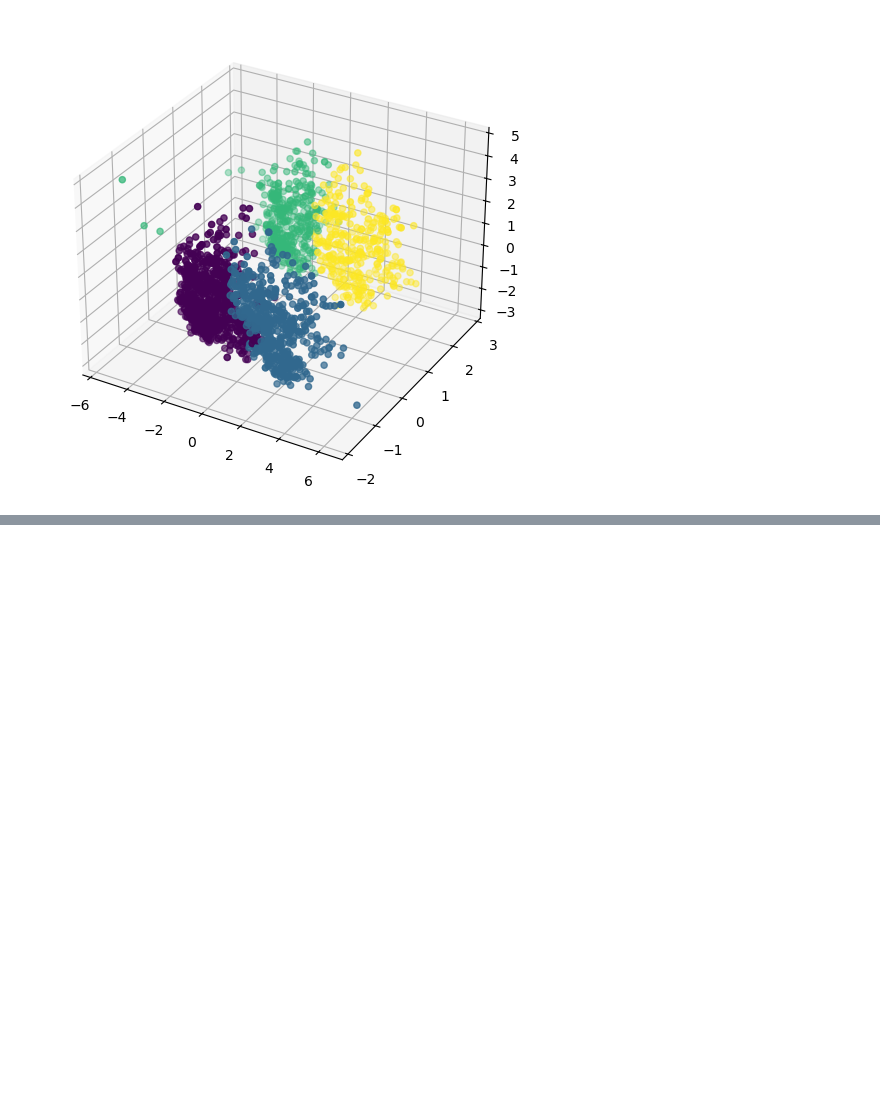
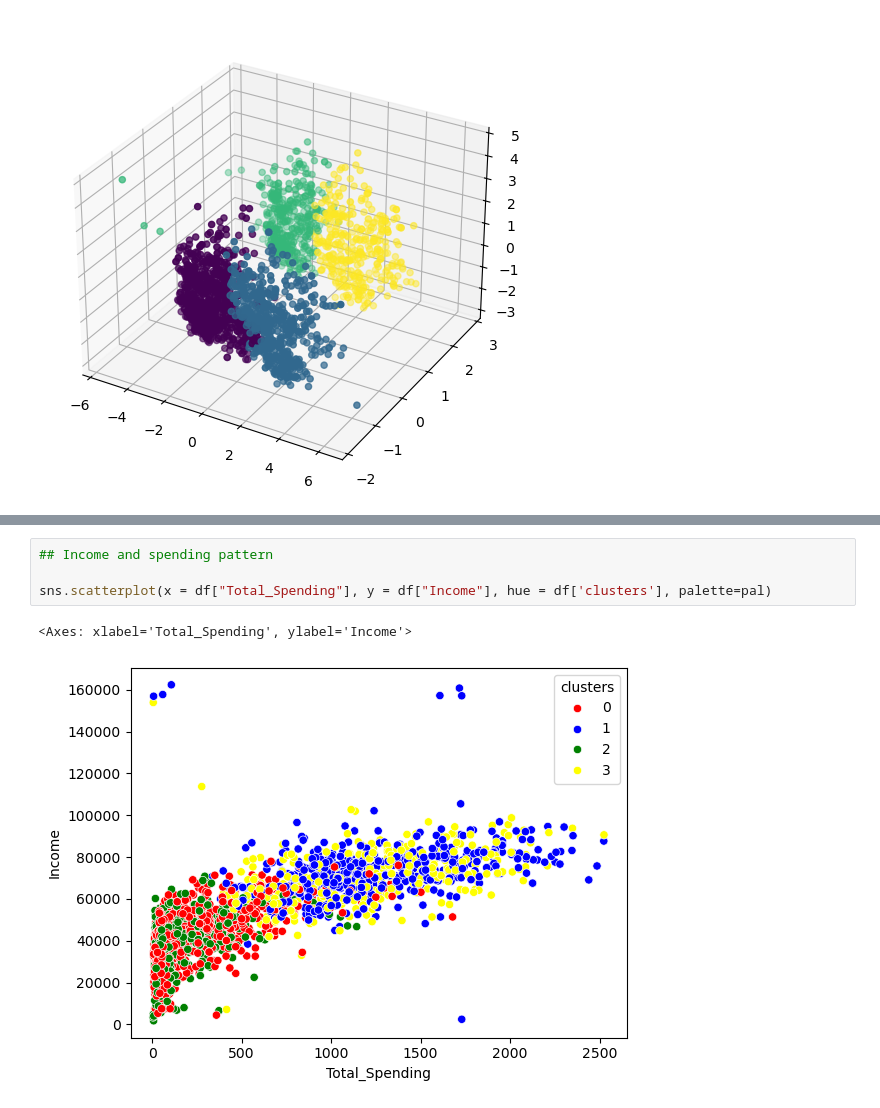
Before and after one commit to tahaftm/Prime-AIML, a Jupyter notebook: SmartCard Clustering System/implementation.ipynb, the cells around one changed output, grey strips where cells are left out. Saved outputs shown, nothing was run; the diff lists cells and outputs as text; blank space fills up the shorter version.

```diff
--- a/SmartCard Clustering System/implementation.ipynb
+++ b/SmartCard Clustering System/implementation.ipynb
@@ -428,0 +453,7 @@ ax.scatter(X_pca[:,0],X_pca[:,1],X_pca[:,2],c= labels_agg)
+# %%
+## Income and spending pattern
+
+sns.scatterplot(x = df["Total_Spending"], y = df["Income"], hue = df['clusters'], palette=pal)
+# %% [output]
+<Axes: xlabel='Total_Spending', ylabel='Income'>
+[figure, added]
```
Also changed, not shown: parts of 6 cells of this notebook.
